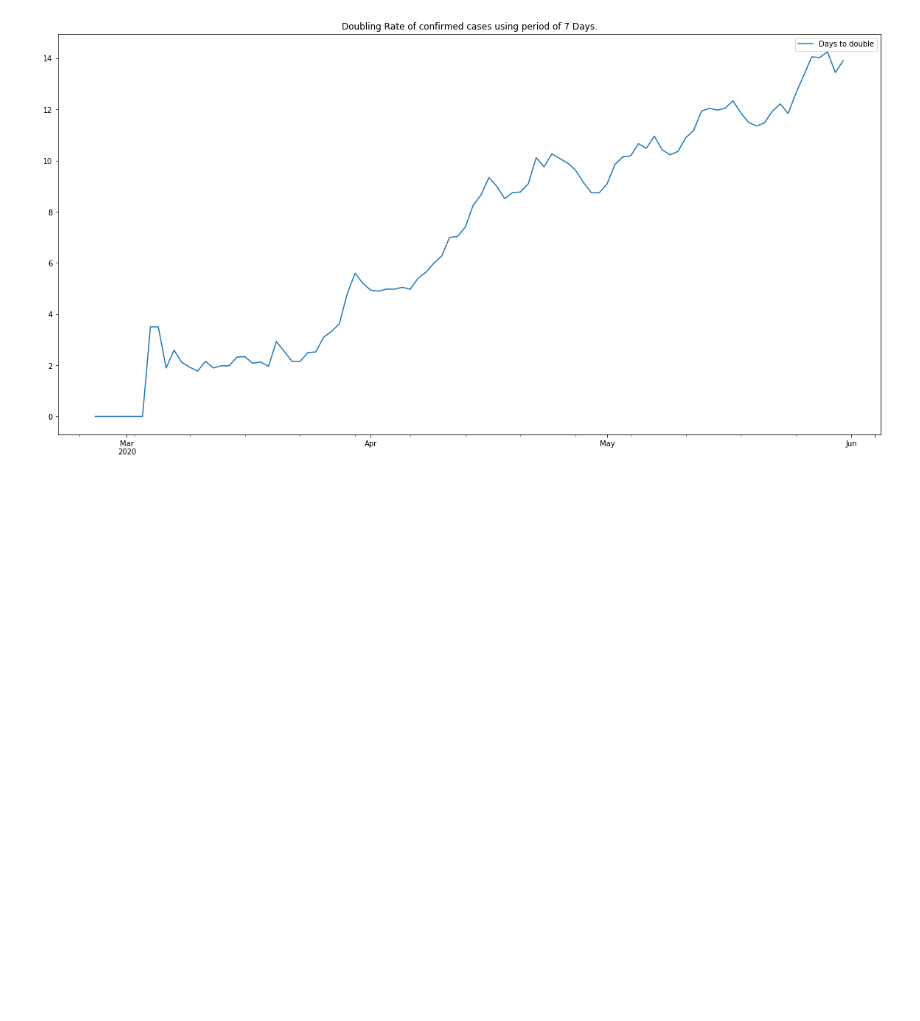
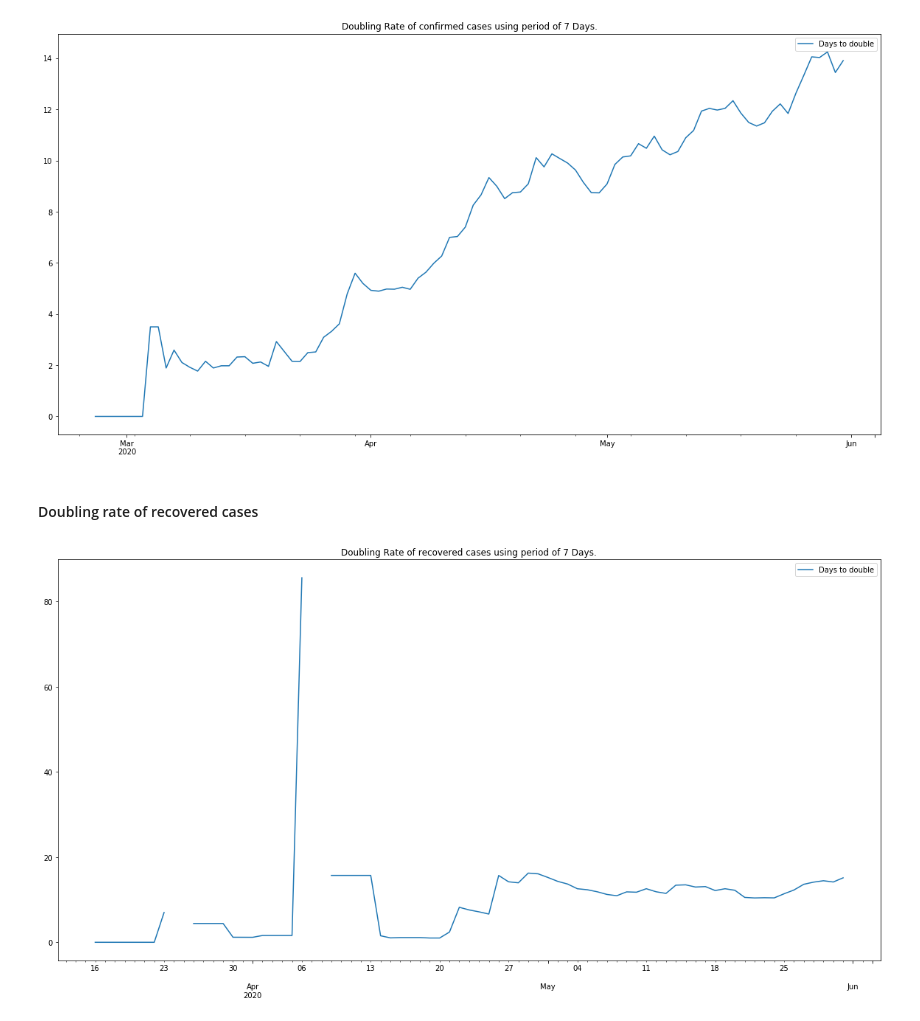
Before and after one commit to ErikSugawara/covid19-visualization-analysis, a Jupyter notebook: covid_visual_analysis.ipynb, the cells around one changed output. Cells and saved outputs as stored; diff of their text form; code cells hidden in the pictures; blank space fills up the shorter version.

Commit message:
Added doubling time of recovered and deaths

```diff
--- a/covid_visual_analysis.ipynb
+++ b/covid_visual_analysis.ipynb
@@ -301,3 +299,16 @@ ax_11.legend(['Days to double'])
 ax_11.set_title('Doubling Rate of confirmed cases using period of 7 Days.', fontsize=12);
 # %% [output]
 [figure]
+# %% [markdown]
+#### Doubling rate of recovered cases
+# %%
+fig = plt.figure(figsize = (20, 10))
+ax_12 = fig.add_subplot(1,1,1)
+doubling_recovered = df_brazil_recovered.apply(np.log2, axis=0) # Log2(All Days)
+doubling_recovered = doubling_recovered.diff(periods=7, axis=0) # Log2(Day+7) - Log2(7)
+doubling_recovered = doubling_recovered.apply(doubling_rate_week, axis=0) # 7/(Log2(Day+7)-Log2(Day))
+doubling_recovered.plot(ax=ax_12)
+ax_12.legend(['Days to double'])
+ax_12.set_title('Doubling Rate of recovered cases using period of 7 Days.', fontsize=12);
+# %% [output]
+[figure, added]
```
Also changed, not shown: parts of 10 cells of this notebook.
